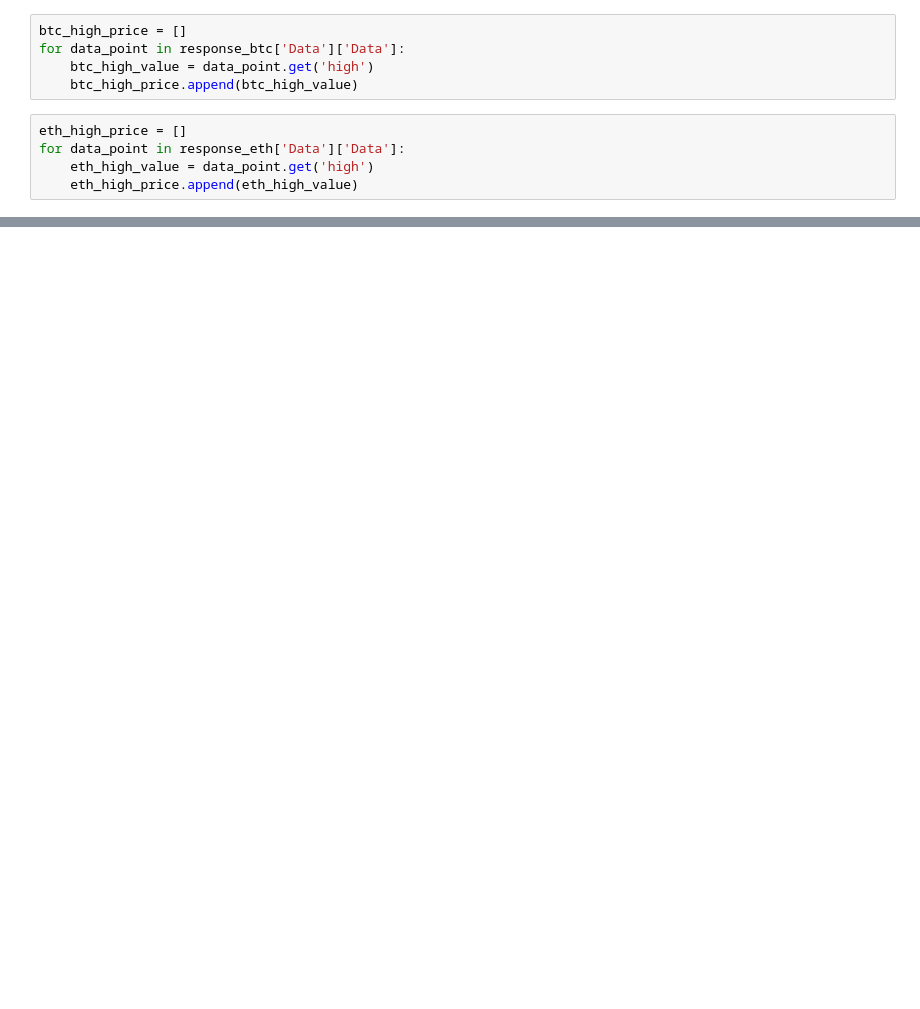
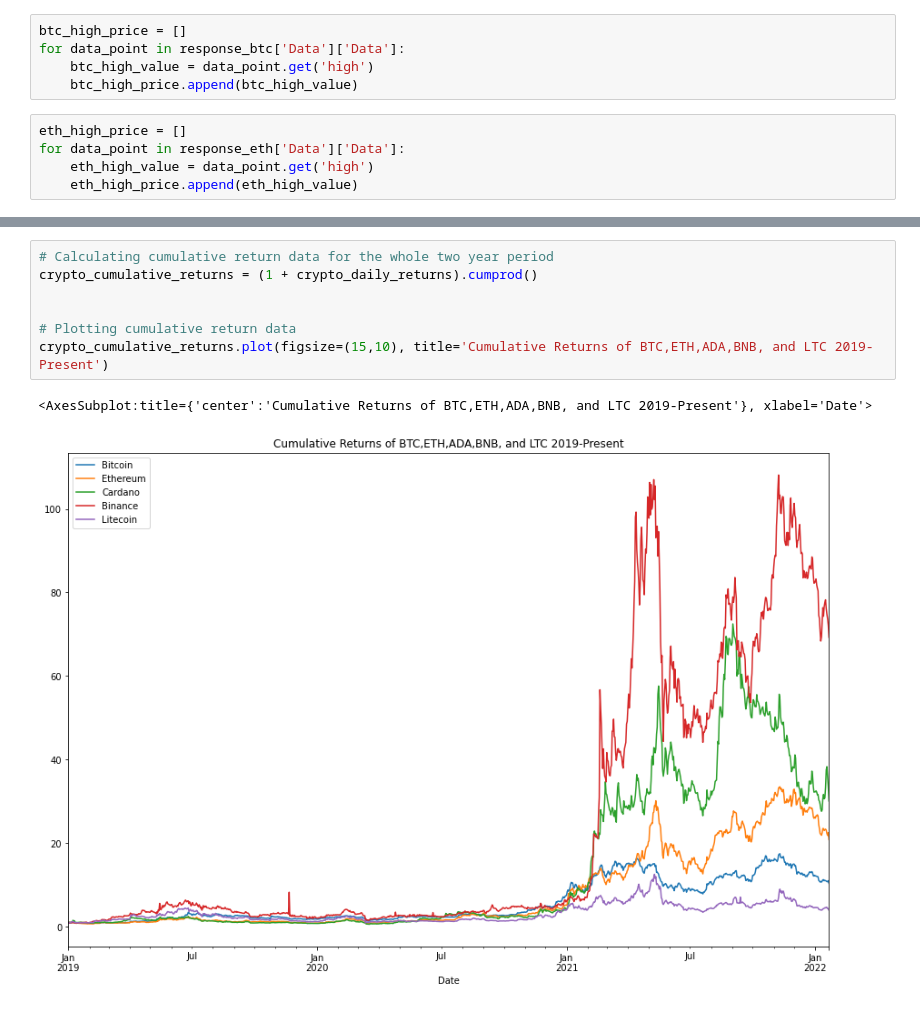
Before and after one commit to pwilli23/Financial-Portfolio-Analyzer, a Jupyter notebook: financial_portfolio_analyzer.ipynb, the cells around one changed output, grey strips where cells are left out. Saved outputs shown, nothing was run; the diff lists cells and outputs as text; blank space fills up the shorter version.

```diff
--- a/financial_portfolio_analyzer.ipynb
+++ b/financial_portfolio_analyzer.ipynb
@@ -108,0 +123,10 @@ crypto_data_df
+# %%
+# Calculating cumulative return data for the whole two year period
+crypto_cumulative_returns = (1 + crypto_daily_returns).cumprod()
+
+
+# Plotting cumulative return data
+crypto_cumulative_returns.plot(figsize=(15,10), title='Cumulative Returns of BTC,ETH,ADA,BNB, and LTC 2019-Present')
+# %% [output]
+<AxesSubplot:title={'center':'Cumulative Returns of BTC,ETH,ADA,BNB, and LTC 2019-Present'}, xlabel='Date'>
+[figure, added]
```
Also changed, not shown: parts of 19 cells of this notebook.
